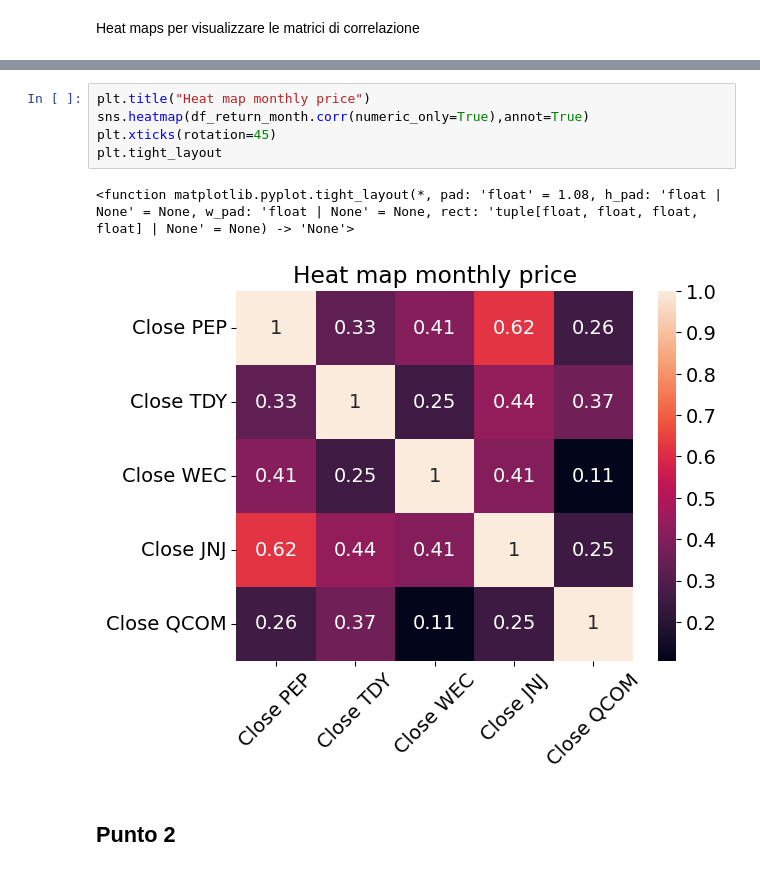
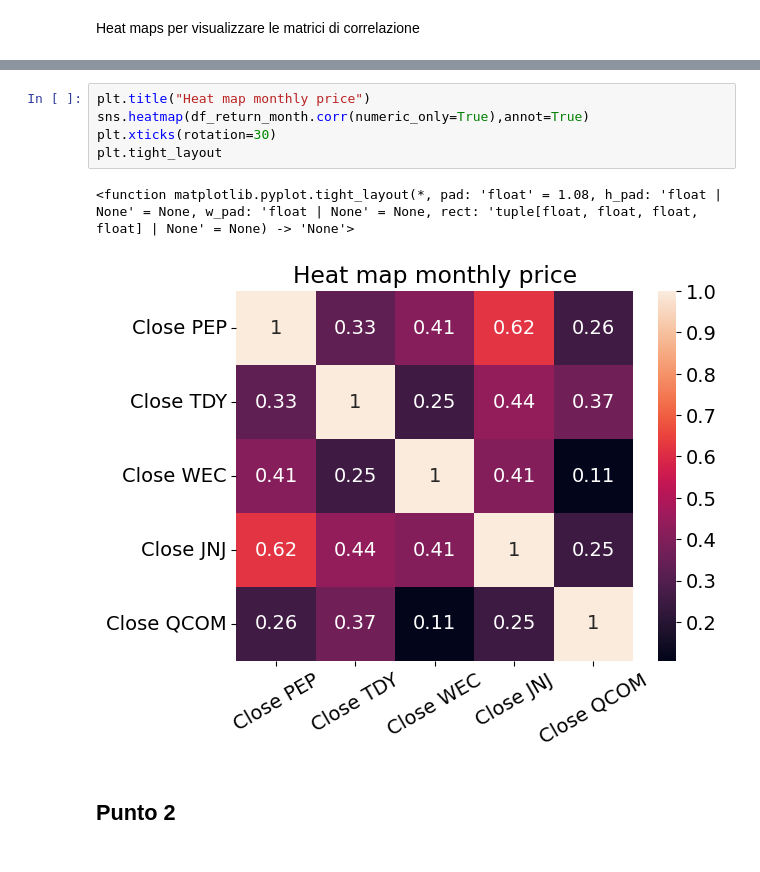
Before and after one commit to Riccardo-Martelli/Project_Work_Asset_Management, a Jupyter notebook: Final_Project.ipynb, the cells around one changed output, grey strips where cells are left out. Saved outputs shown, nothing was run; the diff lists cells and outputs as text.

```diff
--- a/Final_Project.ipynb
+++ b/Final_Project.ipynb
@@ -153,11 +131,11 @@ plt.tight_layout
 # %%
 plt.title("Heat map monthly price")
 sns.heatmap(df_return_month.corr(numeric_only=True),annot=True)
-plt.xticks(rotation=45)
+plt.xticks(rotation=30)
 plt.tight_layout
 # %% [output]
 <function matplotlib.pyplot.tight_layout(*, pad: 'float' = 1.08, h_pad: 'float | None' = None, w_pad: 'float | None' = None, rect: 'tuple[float, float, float, float] | None' = None) -> 'None'>
-[figure, old version]
+[figure, new version]
 # %% [markdown]
 ## Punto 2
 # %%
```
Also changed, not shown: parts of 22 cells of this notebook.
